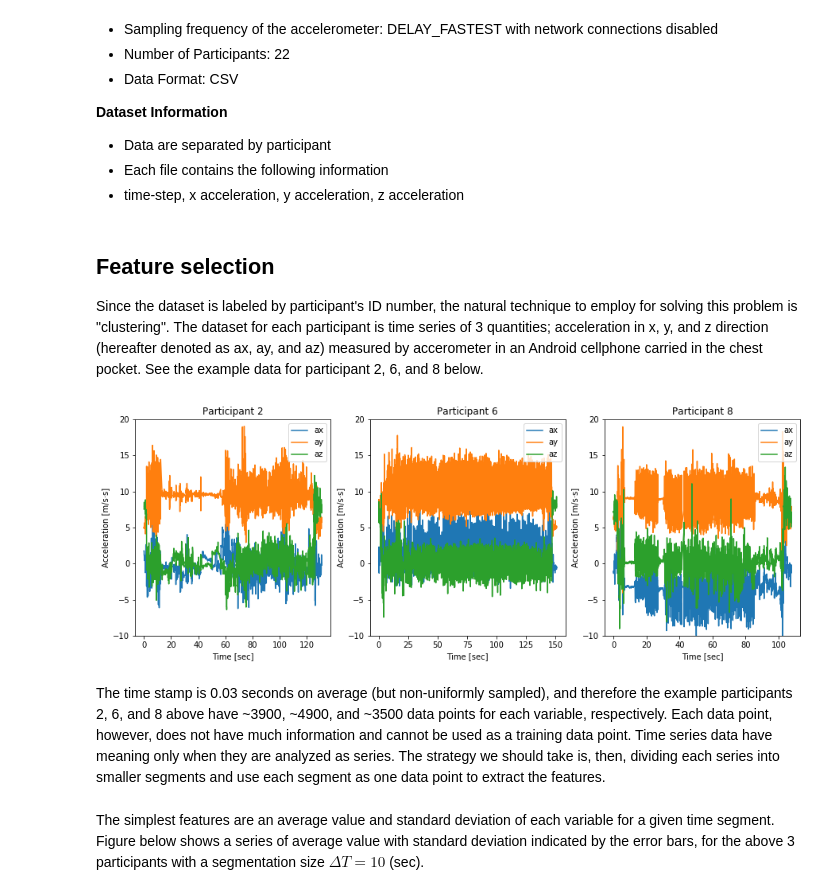
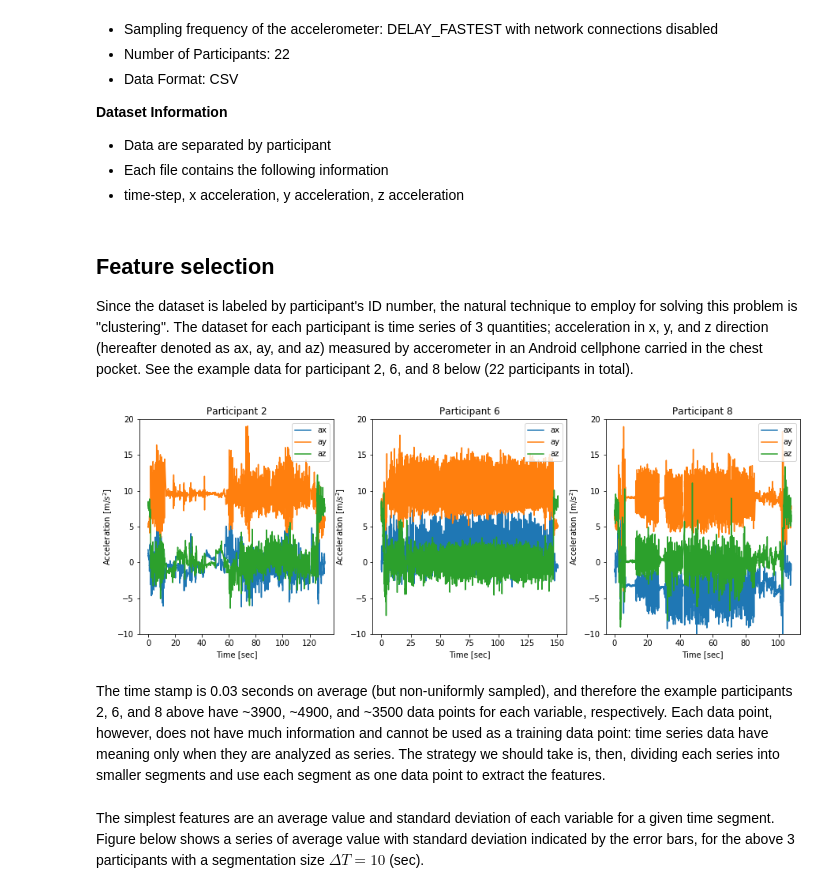
Before and after one commit to hshiokawa/walker_identifier, a Jupyter notebook: walker_identifier.ipynb, the cells around one changed output. Drawn from its saved outputs; the diff is of its cells as text; code cells hidden in the pictures.

```diff
--- a/walker_identifier.ipynb
+++ b/walker_identifier.ipynb
@@ -16,38 +35,39 @@ The dataset collects data from an Android smartphone positioned in the chest poc
    - time-step, x acceleration, y acceleration, z acceleration
 # %% [markdown]
 ## Feature selection
-Since the dataset is labeled by participant's ID number, the natural technique to employ for solving this problem is "clustering". The dataset for each participant is time series of 3 quantities; acceleration in x, y, and z direction (hereafter denoted as ax, ay, and az) measured by accerometer in an Android cellphone carried in the chest pocket. See the example data for participant 2, 6, and 8 below.
+Since the dataset is labeled by participant's ID number, the natural technique to employ for solving this problem is "clustering". The dataset for each participant is time series of 3 quantities; acceleration in x, y, and z direction (hereafter denoted as ax, ay, and az) measured by accerometer in an Android cellphone carried in the chest pocket. See the example data for participant 2, 6, and 8 below (22 participants in total).
 # %%
 import pandas as pd
 import numpy as np
 import matplotlib.pyplot as plt
 
 # read-in entire dataset
 data = []
 for i in range( 1, 23 ):
-    data.append( pd.read_csv( 'data/%02d.csv'%i, names = ['t', 'ax', 'ay', 'az']) )
+    data.append( pd.read_csv( 'data/%02d.csv'%i, names = [ 't', 'ax', 'ay', 'az' ]) )
 
-# Plot example data
-def plot_data( ID, f, title ):
-    f.plot( data[ID-1]['t'], data[ID-1]['ax'], label="ax") # -1 for 0 index
-    f.plot( data[ID-1]['t'], data[ID-1]['ay'], label="ay")
-    f.plot( data[ID-1]['t'], data[ID-1]['az'], label="az")
-    f.set_ylim(-10,20)
-    f.set_title( title )
-    f.set_xlabel( 'Time [sec]' )
-    f.set_ylabel( r'Acceleration [m/s·s]' )
-    f.legend( loc='upper right' )
+# plotting class for repetitive usage
+class plotting(object):
+    def __init__( self, data ): self.data = data
+    def plot_data( self, ID, f, alpha, title, legend=True ):
+        f.plot( self.data[ID-1]['t'], self.data[ID-1]['ax'], alpha=alpha, label="ax") # -1 for 0 index
+        f.plot( self.data[ID-1]['t'], self.data[ID-1]['ay'], alpha=alpha, label="ay")
+        f.plot( self.data[ID-1]['t'], self.data[ID-1]['az'], alpha=alpha, label="az")
+        f.set_ylim(-10,20)
+        f.set_title( title )
+        f.set_xlabel( 'Time [sec]' ); f.set_ylabel( r'Acceleration [m/$s^2$]' )
+        if legend: f.legend( loc='upper right', fancybox=True )
 
+# example plots for time vs. acceleration for 3 participants
+p = plotting(data)
 fig = plt.figure(figsize=(15,5))
-f2 = fig.add_subplot(131)
-plot_data( 2, f2, 'Participant 2' )
-f6 = fig.add_subplot(132)
-plot_data( 6, f6, 'Participant 6' )
-f8 = fig.add_subplot(133)
-plot_data( 8, f8, 'Participant 8' )
+f = fig.add_subplot(131); p.plot_data( 2, f, 1., 'Participant 2' )
+f = fig.add_subplot(132); p.plot_data( 6, f, 1., 'Participant 6' )
+f = fig.add_subplot(133); p.plot_data( 8, f, 1., 'Participant 8' )
+plt.show()
 # %% [output]
-[figure, old version]
+[figure, new version]
 # %% [markdown]
-The time stamp is 0.03 seconds on average (but non-uniformly sampled), and therefore the example participants 2, 6, and 8 above have ~3900, ~4900, and ~3500 data points for each variable, respectively. Each data point, however, does not have much information and cannot be used as a training data point. Time series data have meaning only when they are analyzed as series. The strategy we should take is, then, dividing each series into smaller segments and use each segment as one data point to extract the features.
+The time stamp is 0.03 seconds on average (but non-uniformly sampled), and therefore the example participants 2, 6, and 8 above have ~3900, ~4900, and ~3500 data points for each variable, respectively. Each data point, however, does not have much information and cannot be used as a training data point: time series data have meaning only when they are analyzed as series. The strategy we should take is, then, dividing each series into smaller segments and use each segment as one data point to extract the features.
 # %% [markdown]
 The simplest features are an average value and standard deviation of each variable for a given time segment. Figure below shows a series of average value with standard deviation indicated by the error bars, for the above 3 participants with a segmentation size $\Delta T=10$ (sec).
```
Also changed, not shown: parts of 2 cells of this notebook.
